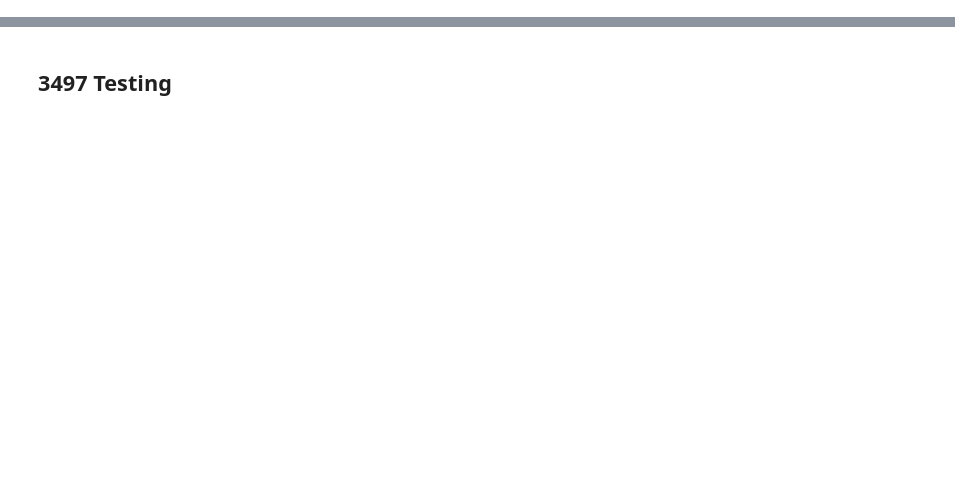
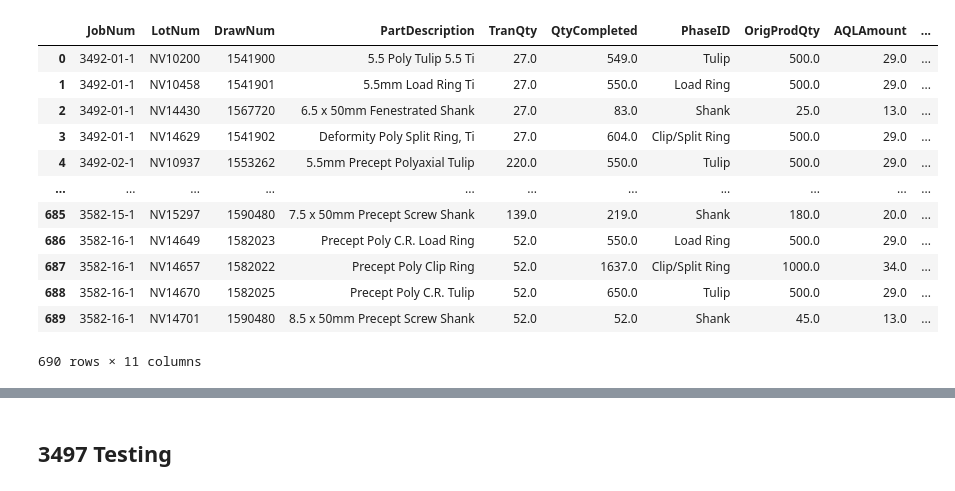
Before and after one commit to tall-geese/AQL-order-breakdown, a Jupyter notebook: notebooks/Analysis of Modular Components Impact on AQL.ipynb, the cells around one changed output, grey strips where cells are left out. Cells and saved outputs as stored; diff of their text form; code cells hidden in the pictures; blank space fills up the shorter version.

```diff
--- a/notebooks/Analysis of Modular Components Impact on AQL.ipynb
+++ b/notebooks/Analysis of Modular Components Impact on AQL.ipynb
@@ -5,3 +5,26 @@ import matplotlib.pyplot as plt
 %matplotlib inline
 import seaborn as sns; sns.set(); sns.set_context('paper')
 import os
+# %%
+so_df = pd.DataFrame()
+
+for so in ['3492','3497','3500','3555','3561','3563','3574','3582']:
+    temp_df = pd.read_csv(filepath_or_buffer=os.getcwd().replace("notebooks","csv\\") + so + ".csv", header=0, index_col=False)
+    so_df = pd.concat([so_df,temp_df], ignore_index=True)
+
+so_df['SO_Number'] = so_df['JobNum'].str[0:4]
+so_df
+# %% [output]
+|  | JobNum | LotNum | DrawNum | PartDescription | TranQty | QtyCompleted | PhaseID | OrigProdQty | AQLAmount | ... |
+| 0 | 3492-01-1 | NV10200 | 1541900 | 5.5 Poly Tulip 5.5 Ti | 27.0 | 549.0 | Tulip | 500.0 | 29.0 | ... |
+| 1 | 3492-01-1 | NV10458 | 1541901 | 5.5mm Load Ring Ti | 27.0 | 550.0 | Load Ring | 500.0 | 29.0 | ... |
+| 2 | 3492-01-1 | NV14430 | 1567720 | 6.5 x 50mm Fenestrated Shank | 27.0 | 83.0 | Shank | 25.0 | 13.0 | ... |
+| 3 | 3492-01-1 | NV14629 | 1541902 | Deformity Poly Split Ring, Ti | 27.0 | 604.0 | Clip/Split Ring | 500.0 | 29.0 | ... |
+| 4 | 3492-02-1 | NV10937 | 1553262 | 5.5mm Precept Polyaxial Tulip | 220.0 | 550.0 | Tulip | 500.0 | 29.0 | ... |
+| ... | ... | ... | ... | ... | ... | ... | ... | ... | ... | ... |
+| 685 | 3582-15-1 | NV15297 | 1590480 | 7.5 x 50mm Precept Screw Shank | 139.0 | 219.0 | Shank | 180.0 | 20.0 | ... |
+| 686 | 3582-16-1 | NV14649 | 1582023 | Precept Poly C.R. Load Ring | 52.0 | 550.0 | Load Ring | 500.0 | 29.0 | ... |
+| 687 | 3582-16-1 | NV14657 | 1582022 | Precept Poly Clip Ring | 52.0 | 1637.0 | Clip/Split Ring | 1000.0 | 34.0 | ... |
+| 688 | 3582-16-1 | NV14670 | 1582025 | Precept Poly C.R. Tulip | 52.0 | 650.0 | Tulip | 500.0 | 29.0 | ... |
+| 689 | 3582-16-1 | NV14701 | 1590480 | 8.5 x 50mm Precept Screw Shank | 52.0 | 52.0 | Shank | 45.0 | 13.0 | ... |
+690 rows × 11 columns
```
Also changed, not shown: parts of 5 cells of this notebook.
